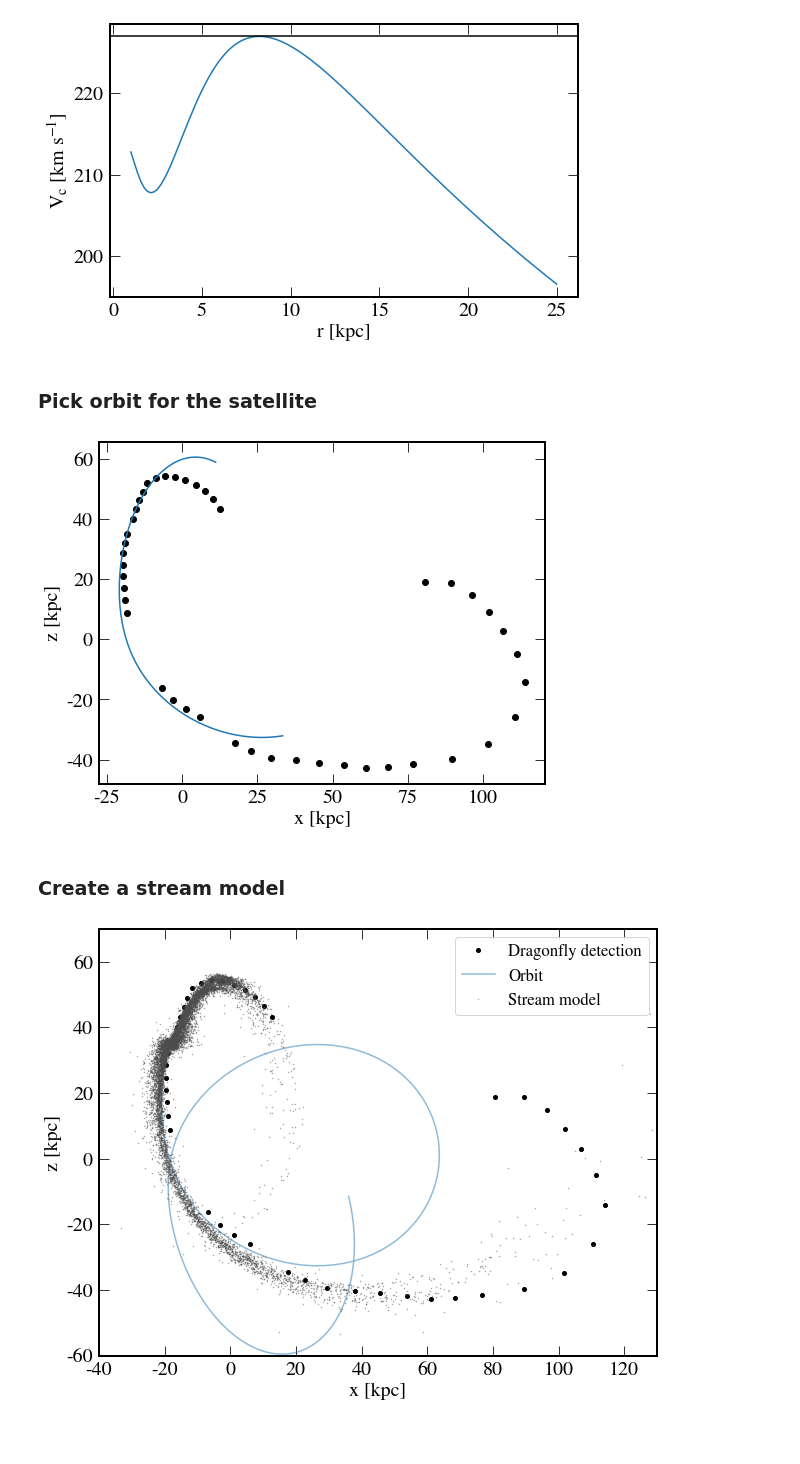
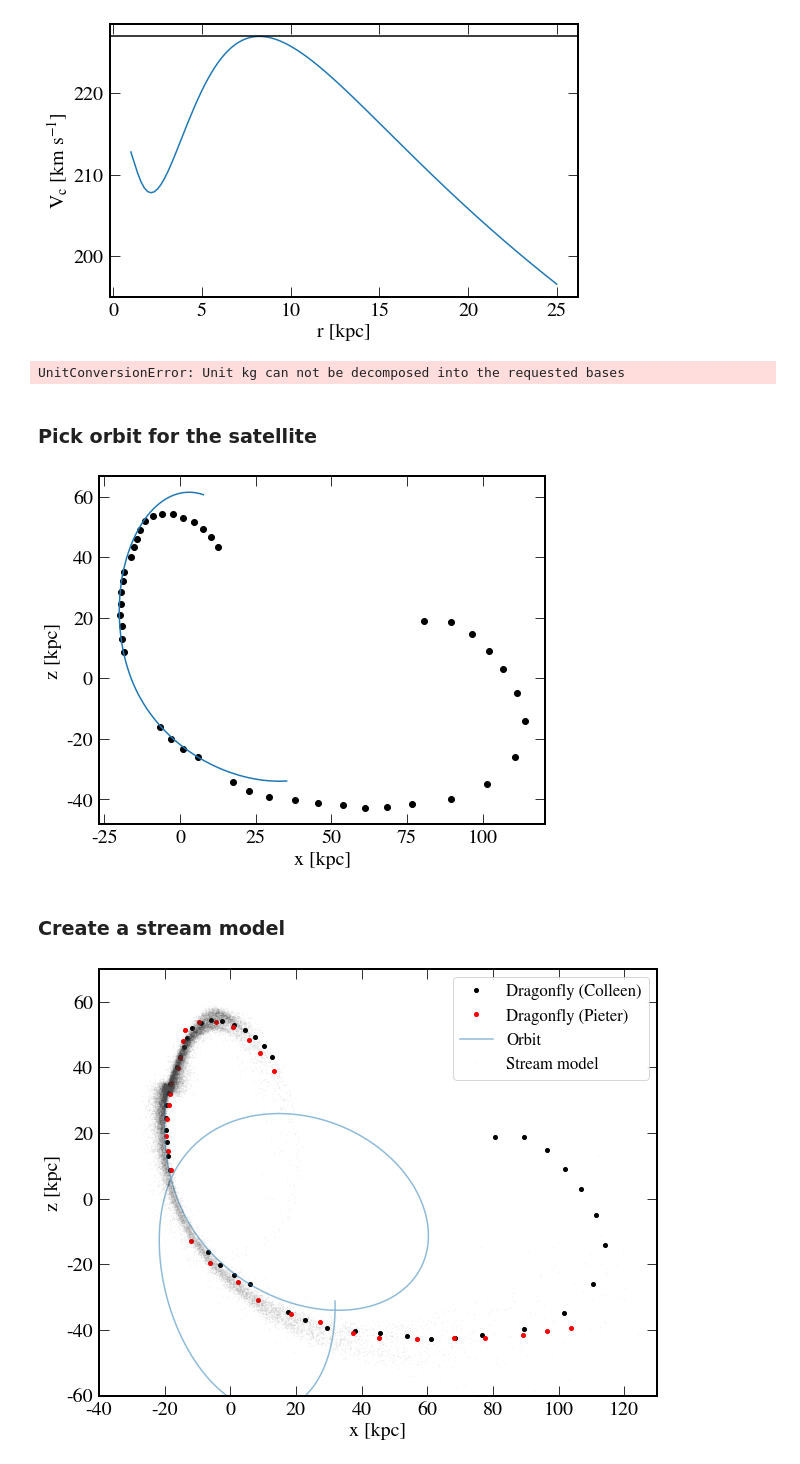
Before and after one commit to abonaca/ngc5907_stream, a Jupyter notebook: notebooks/orbit.ipynb, the cells around one changed output. Saved outputs shown, nothing was run; the diff lists cells and outputs as text; code cells hidden in the pictures; blank space fills up the shorter version.

Commit message:
new progenitor position

```diff
--- a/notebooks/orbit.ipynb
+++ b/notebooks/orbit.ipynb
@@ -35,3 +32,8 @@ progenitor x=-18.4kpc z=35.0kpc
+# %%
+# progenitor as densest location on the stream
+xp_rot, zp_rot = -38.7, -2.3
+xp_ = np.cos(theta)*xp_rot + np.sin(theta)*zp_rot
+zp_ = -np.sin(theta)*xp_rot + np.cos(theta)*zp_rot
 # %%
 plt.plot(t['x'], t['y'], 'ko', alpha=0.1)
 plt.plot(x, z, 'ko')
@@ -50,7 +52,7 @@ plt.gca().set_aspect('equal')
 # https://ui.adsabs.harvard.edu/abs/2008ApJ...689..184M/abstract
 # adopted halo flattening of 0.8 to match the trailing tail curvature
 ham = gp.Hamiltonian(gp.MilkyWayPotential(nucleus=dict(m=0),
-                                          halo=dict(c=0.8, m=1.96e11*u.Msun, r_s=8.2*u.kpc),
+                                          halo=dict(c=0.95, m=1.96e11*u.Msun, r_s=8.2*u.kpc),
                                           bulge=dict(m=2.3e10*u.Msun, c=0.6*u.kpc),
                                           disk=dict(m=8.4e10*u.Msun, a=6.24*u.kpc, b=0.26*u.kpc)))
 # %%
@@ -68,6 +70,10 @@ plt.tight_layout()
 # %% [output]
 maximal circular velocity 227 km / s
 [figure]
+# %%
+pot_halo = gp.NFWPotential(c=0.95, m=1.96e11*u.Msun, r_s=8.2*u.kpc)
+# %% [output]
+UnitConversionError: Unit kg can not be decomposed into the requested bases
 # %% [markdown]
 ### Pick orbit for the satellite
 # %%
@@ -77,6 +83,13 @@ vp = np.array([45,-50,160]) * u.km/u.s
 
 # xp = np.array([xp_, -30, zp_]) * u.kpc
 # vp = np.array([40,-50,140]) * u.km/u.s
+# xp = np.array([xp_, -0, zp_]) * u.kpc
+# vp = np.array([35,0,175]) * u.km/u.s
+
+xp = np.array([xp_, 0, zp_]) * u.kpc
+vp = np.array([30,85,165]) * u.km/u.s
+
+
 w0 = gd.PhaseSpacePosition(xp, vel=vp)
 
 dt = 0.5*u.Myr
@@ -94,11 +107,12 @@ plt.ylabel('z [kpc]')
 
 plt.gca().set_aspect('equal')
 # %% [output]
-[figure, old version]
+[figure, new version]
 # %% [markdown]
 ### Create a stream model
 # %%
-prog_orbit = ham.integrate_orbit(w0, dt=-dt, n_steps=5200)
+f = 3
+prog_orbit = ham.integrate_orbit(w0, dt=-dt/f, n_steps=5200*f)
 prog_orbit = prog_orbit[::-1]
 
 n_times = np.size(prog_orbit.t)
@@ -118,17 +132,18 @@ stream = mockstream.mock_stream(ham, prog_orbit, prog_mass=prog_mass, release_ev
 # %%
 plt.figure(figsize=(10,10))
 
-plt.plot(x, z, 'ko', ms=4, label='Dragonfly detection')
+plt.plot(x, z, 'ko', ms=4, label='Dragonfly (Colleen)')
+plt.plot(xpvd, zpvd, 'ro', ms=4, label='Dragonfly (Pieter)')
 plt.plot(prog_orbit.cartesian.x, prog_orbit.cartesian.z, '-', color='tab:blue', label='Orbit', alpha=0.5)
-plt.plot(stream.cartesian.x, stream.cartesian.z, '.', color='0.3', ms=1, alpha=0.5, label='Stream model')
+plt.plot(stream.cartesian.x, stream.cartesian.z, '.', color='0.3', ms=1, alpha=0.05, label='Stream model')
 
 plt.legend(fontsize='small', loc=1)
 plt.xlabel('x [kpc]')
 plt.ylabel('z [kpc]')
 plt.xlim(-40,130)
 plt.ylim(-60,70)
 
 plt.gca().set_aspect('equal')
 plt.savefig('../plots/trial_model_xz.png', dpi=200)
 # %% [output]
-[figure, old version]
+[figure, new version]
```
Also changed, not shown: parts of 6 cells of this notebook.
